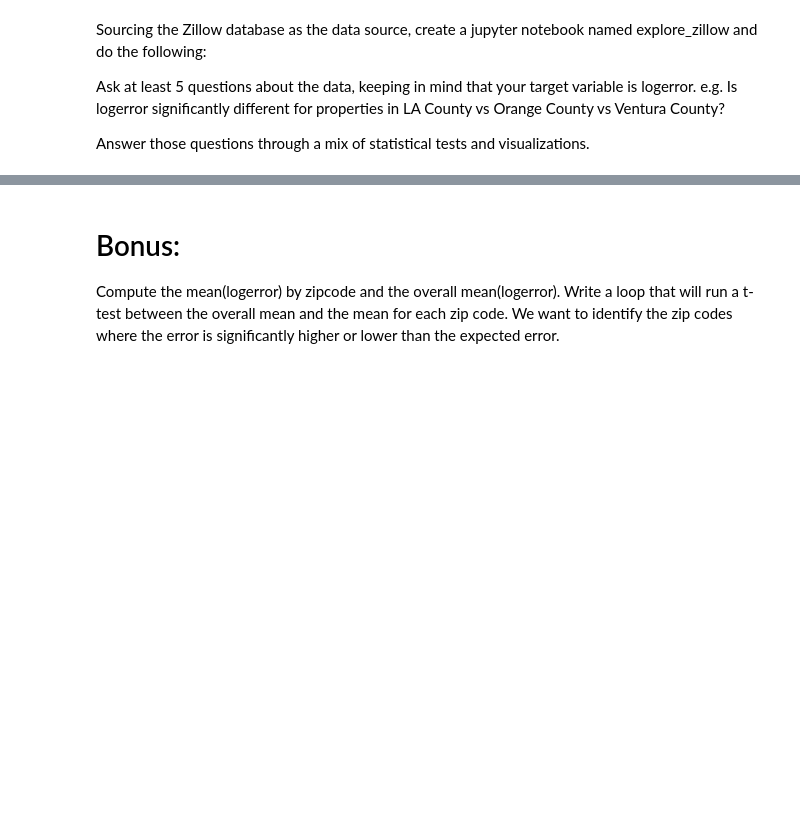
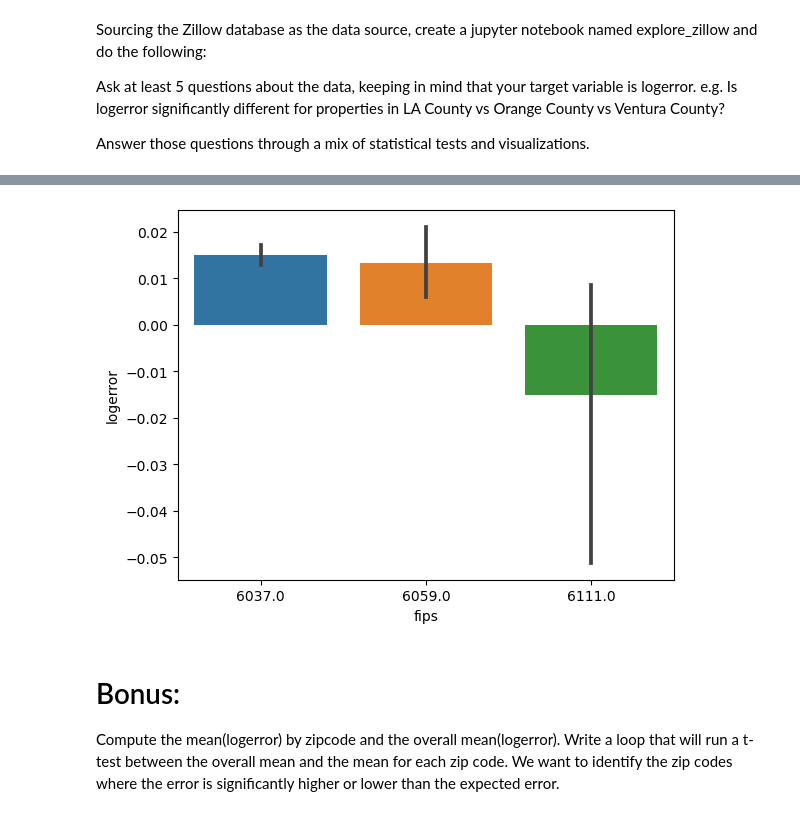
Before and after one commit to Marc-Aradillas/clustering-exercises, a Jupyter notebook: explore_zillow.ipynb, the cells around one changed output, grey strips where cells are left out. Cells and saved outputs as stored; diff of their text form; code cells hidden in the pictures; blank space fills up the shorter version.

```diff
--- a/explore_zillow.ipynb
+++ b/explore_zillow.ipynb
@@ -41,3 +92,8 @@ df.shape
+# %%
+sns.barplot(data=train, x='fips', y='logerror')
+plt.show()
+# %% [output]
+[figure, added]
 # %% [markdown]
 # Bonus:
 
```
Also changed, not shown: parts of 9 cells of this notebook, 2 other files.
